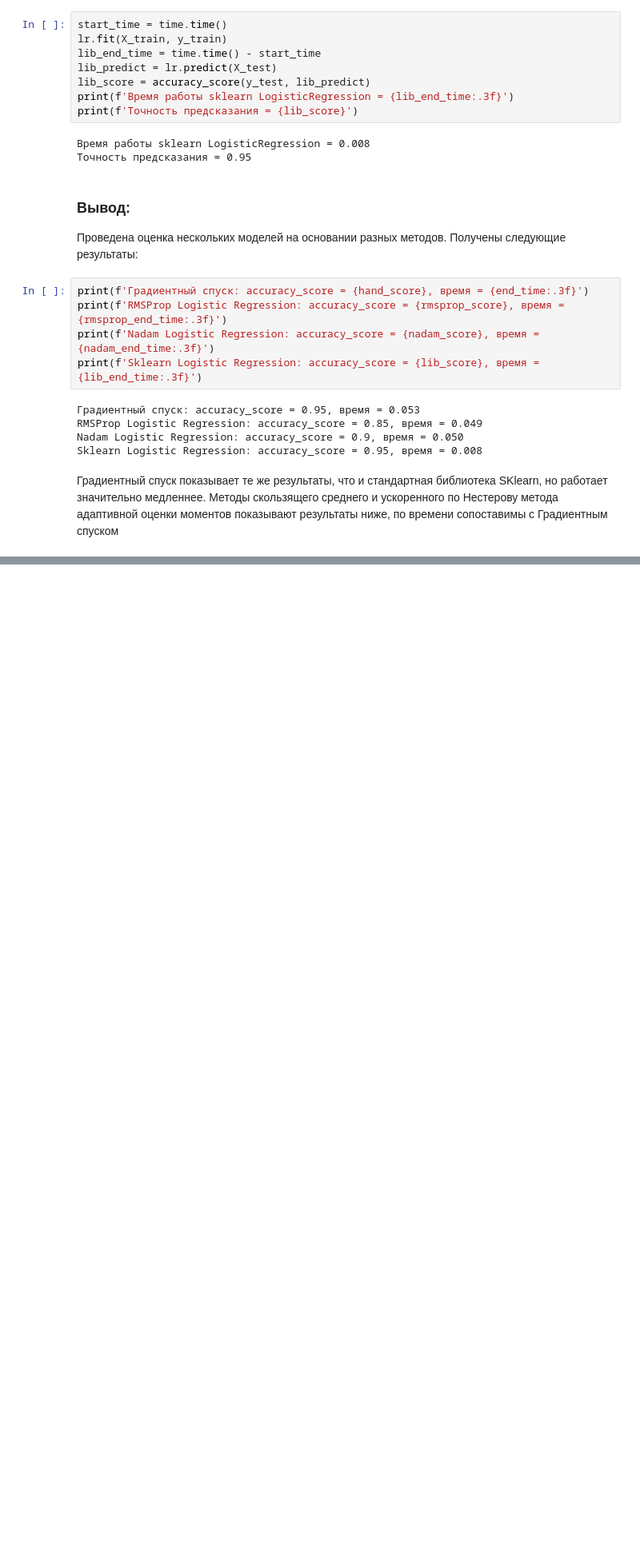
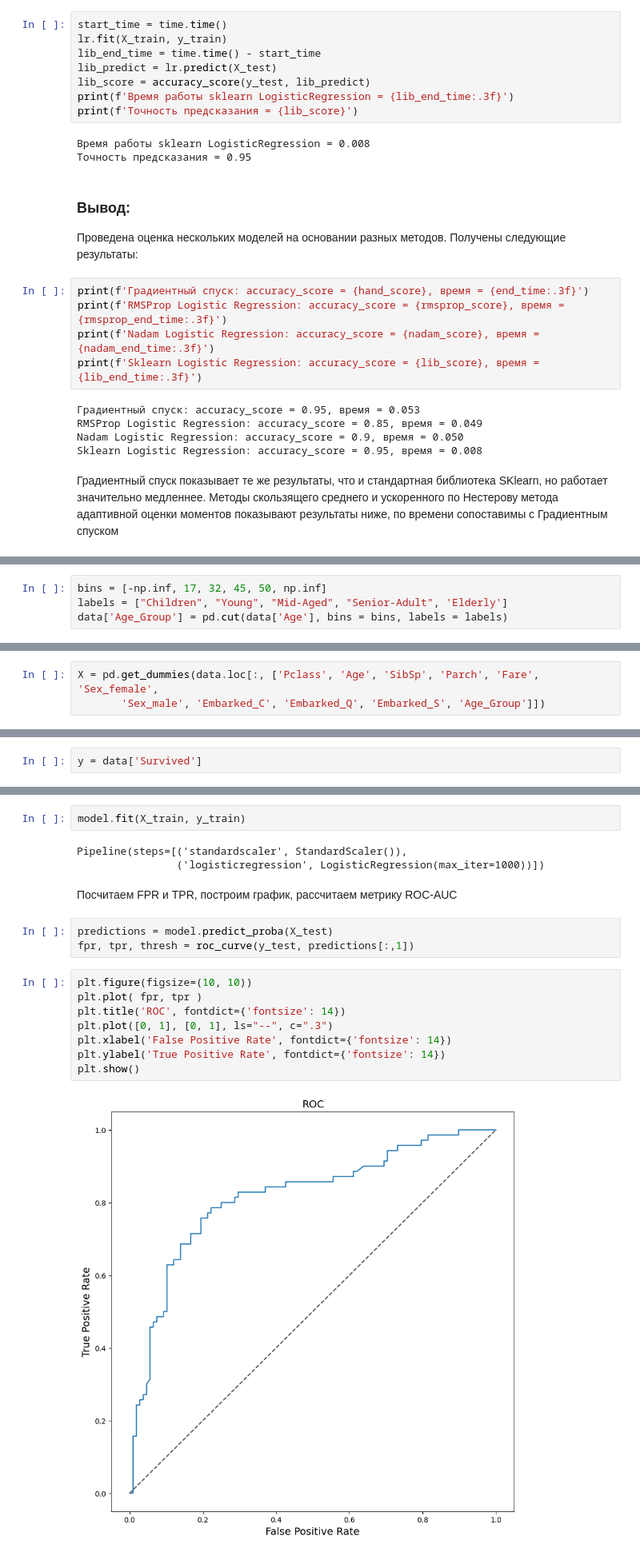
Before and after one commit to VyacheslavGusev/Machine_Lerning, a Jupyter notebook: ML_practice.ipynb, the cells around one changed output, grey strips where cells are left out. Shown at 80% size. Drawn from its saved outputs; the diff is of its cells as text; blank space fills up the shorter version.

```diff
--- a/ML_practice.ipynb
+++ b/ML_practice.ipynb
@@ -933,0 +1250,4 @@ plt.show()
+# %%
+bins = [-np.inf, 17, 32, 45, 50, np.inf]
+labels = ["Children", "Young", "Mid-Aged", "Senior-Adult", 'Elderly']
+data['Age_Group'] = pd.cut(data['Age'], bins = bins, labels = labels)
@@ -933,0 +1269,3 @@ plt.show()
+# %%
+X = pd.get_dummies(data.loc[:, ['Pclass', 'Age', 'SibSp', 'Parch', 'Fare', 'Sex_female',
+       'Sex_male', 'Embarked_C', 'Embarked_Q', 'Embarked_S', 'Age_Group']])
@@ -933,0 +1281,2 @@ plt.show()
+# %%
+y = data['Survived']
@@ -933,0 +1290,20 @@ plt.show()
+# %%
+model.fit(X_train, y_train)
+# %% [output]
+Pipeline(steps=[('standardscaler', StandardScaler()),
+                ('logisticregression', LogisticRegression(max_iter=1000))])
+# %% [markdown]
+Посчитаем FPR и TPR, построим график, рассчитаем метрику ROC-AUC
+# %%
+predictions = model.predict_proba(X_test)
+fpr, tpr, thresh = roc_curve(y_test, predictions[:,1])
+# %%
+plt.figure(figsize=(10, 10))
+plt.plot( fpr, tpr )
+plt.title('ROC', fontdict={'fontsize': 14})
+plt.plot([0, 1], [0, 1], ls="--", c=".3")
+plt.xlabel('False Positive Rate', fontdict={'fontsize': 14})
+plt.ylabel('True Positive Rate', fontdict={'fontsize': 14})
+plt.show()
+# %% [output]
+[figure, added]
```
Also changed, not shown: parts of 154 cells of this notebook, 1 other file.
